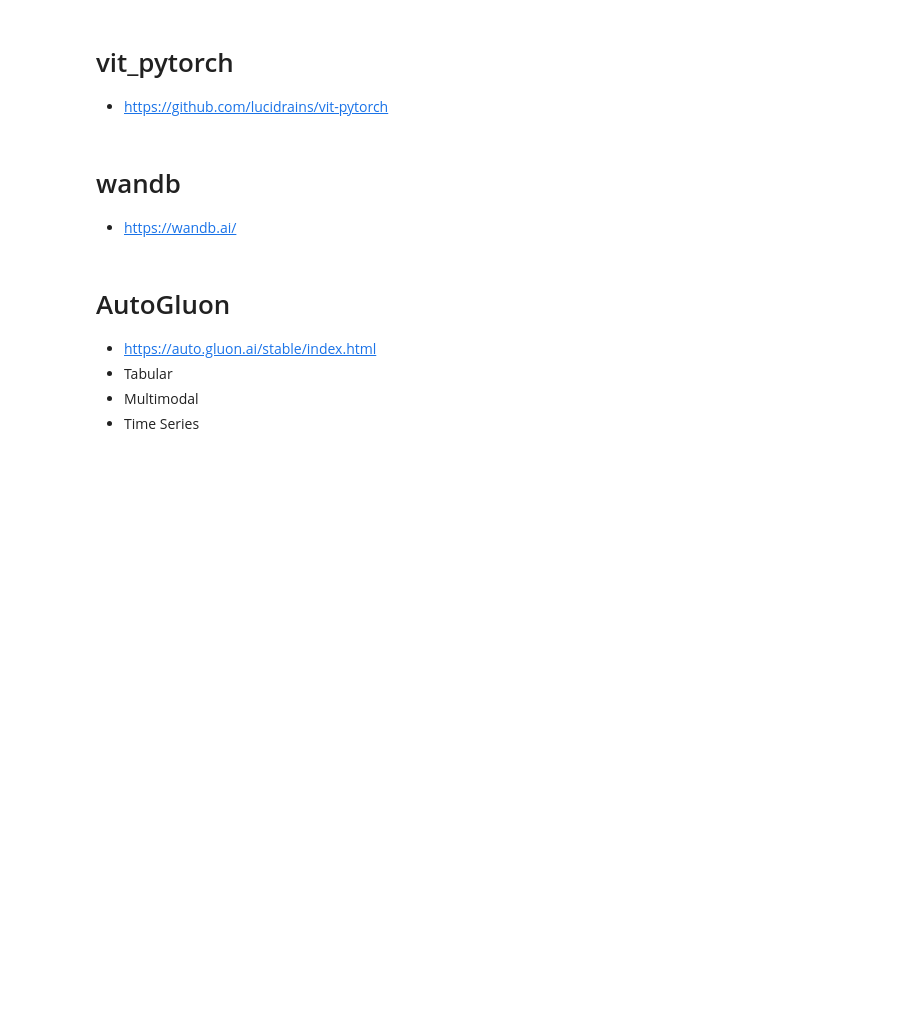
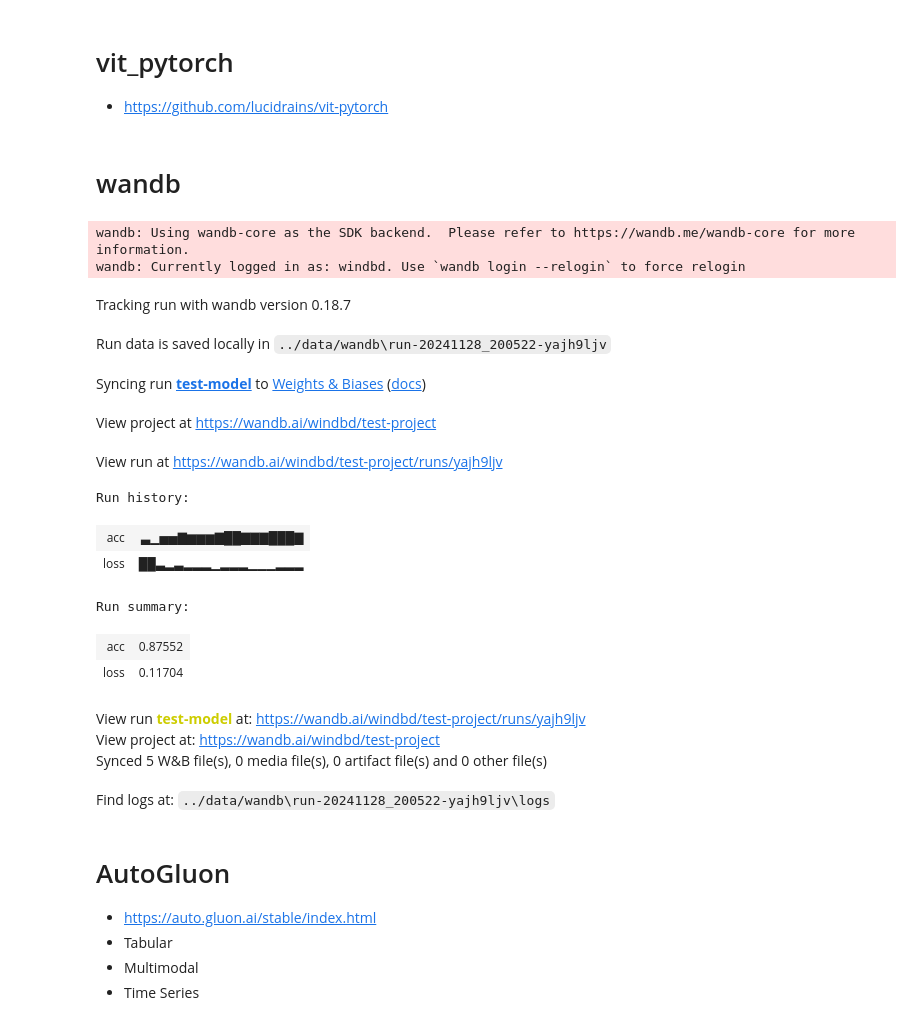
Before and after one commit to windbd/Notebook, a Jupyter notebook: 基础数据任务/框架.ipynb, the cells around one changed output. Drawn from its saved outputs; the diff is of its cells as text; code cells hidden in the pictures; blank space fills up the shorter version.

```diff
--- a/基础数据任务/框架.ipynb
+++ b/基础数据任务/框架.ipynb
@@ -356,39 +436,58 @@ preds = v(img) # (1, 1000)
 preds.shape
 # %% [markdown]
 # wandb
-- https://wandb.ai/
 # %%
 import wandb
 import random
 
-# start a new wandb run to track this script
-wandb.init(settings=wandb.Settings(start_method="thread"))
-wandb.init(
-    # set the wandb project where this run will be logged
-    project="my-awesome-project",
-
-    # track hyperparameters and run metadata
-    config={
+# 设置超参数和配置
+config = {
     "learning_rate": 0.02,
     "architecture": "CNN",
     "dataset": "CIFAR-100",
-    "epochs": 10,
-    }
+    "epochs": 20,
+}
+
+# 初始化 wandb 运行
+wandb.init(
+    dir="../data/",
+    project="test-project",
+    config=config, # 保存配置,方便后续查看
+    name="test-model",
+    tags=["cifar", "baseline", "cnn"], # 添加标签，方便筛选
+    mode="online"
 )
 
-
-# simulate training
-epochs = 10
+# 模拟训练
+epochs = config["epochs"]
 offset = random.random() / 5
 for epoch in range(2, epochs):
     acc = 1 - 2 ** -epoch - random.random() / epoch - offset
     loss = 2 ** -epoch + random.random() / epoch + offset
 
-    # log metrics to wandb
+    # 记录指标到 wandb
     wandb.log({"acc": acc, "loss": loss})
 
-# [optional] finish the wandb run, necessary in notebooks
+# 完成 wandb 运行
 wandb.finish()
+# %% [output]
+wandb: Using wandb-core as the SDK backend.  Please refer to https://wandb.me/wandb-core for more information.
+wandb: Currently logged in as: windbd. Use `wandb login --relogin` to force relogin
+Tracking run with wandb version 0.18.7
+Run data is saved locally in ../data/wandb\run-20241128_200522-yajh9ljv
+Syncing run test-model to Weights & Biases (docs)
+View project at https://wandb.ai/windbd/test-project
+View run at https://wandb.ai/windbd/test-project/runs/yajh9ljv
+Run history:
+| acc | ▃▁▅▅▇▆▆▆▇██▇▇▇███▇ |
+| loss | ██▃▂▃▂▂▂▁▂▂▂▁▁▁▂▂▂ |
+Run summary:
+| acc | 0.87552 |
+| loss | 0.11704 |
+View run test-model at: https://wandb.ai/windbd/test-project/runs/yajh9ljv
+View project at: https://wandb.ai/windbd/test-project
+Synced 5 W&B file(s), 0 media file(s), 0 artifact file(s) and 0 other file(s)
+Find logs at: ../data/wandb\run-20241128_200522-yajh9ljv\logs
 # %% [markdown]
 # AutoGluon
 - https://auto.gluon.ai/stable/index.html
```
Also changed, not shown: parts of 2 cells of this notebook, 7 other files.
